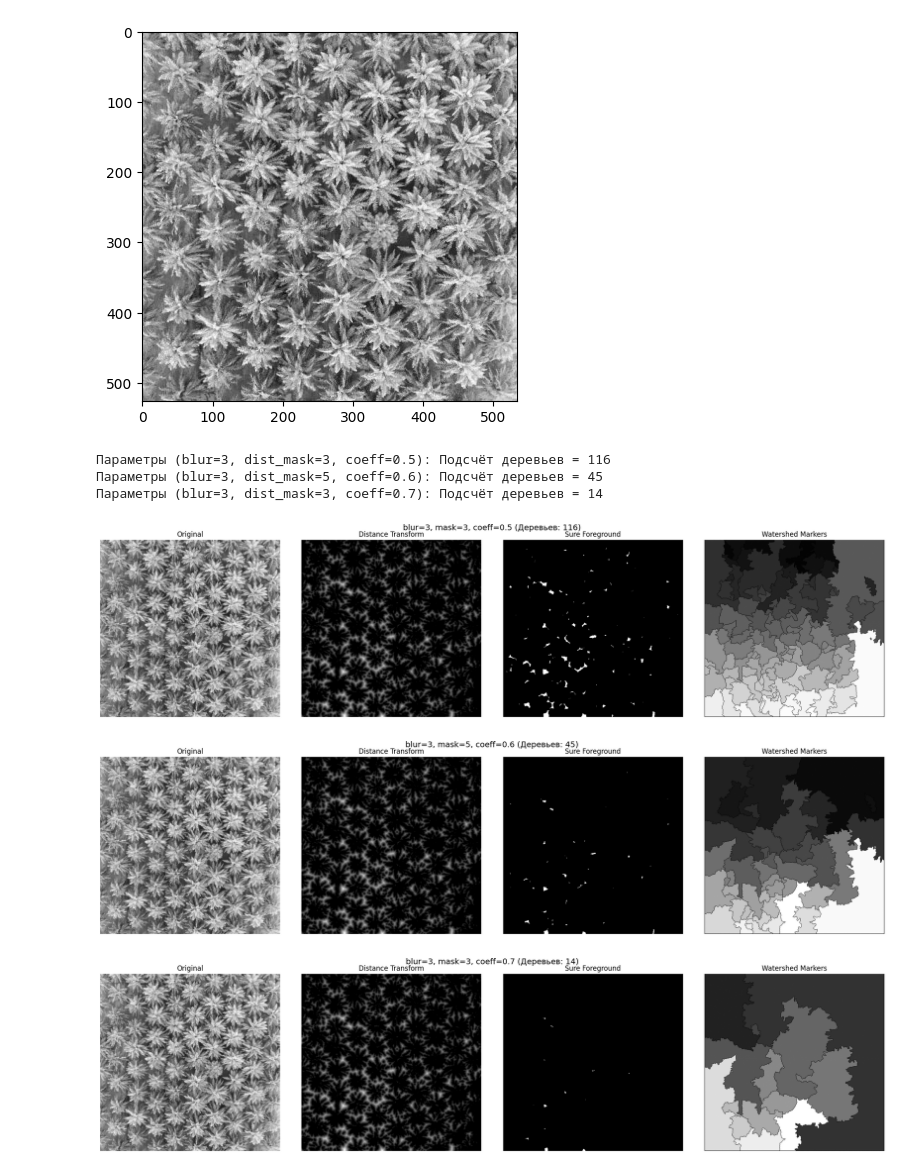
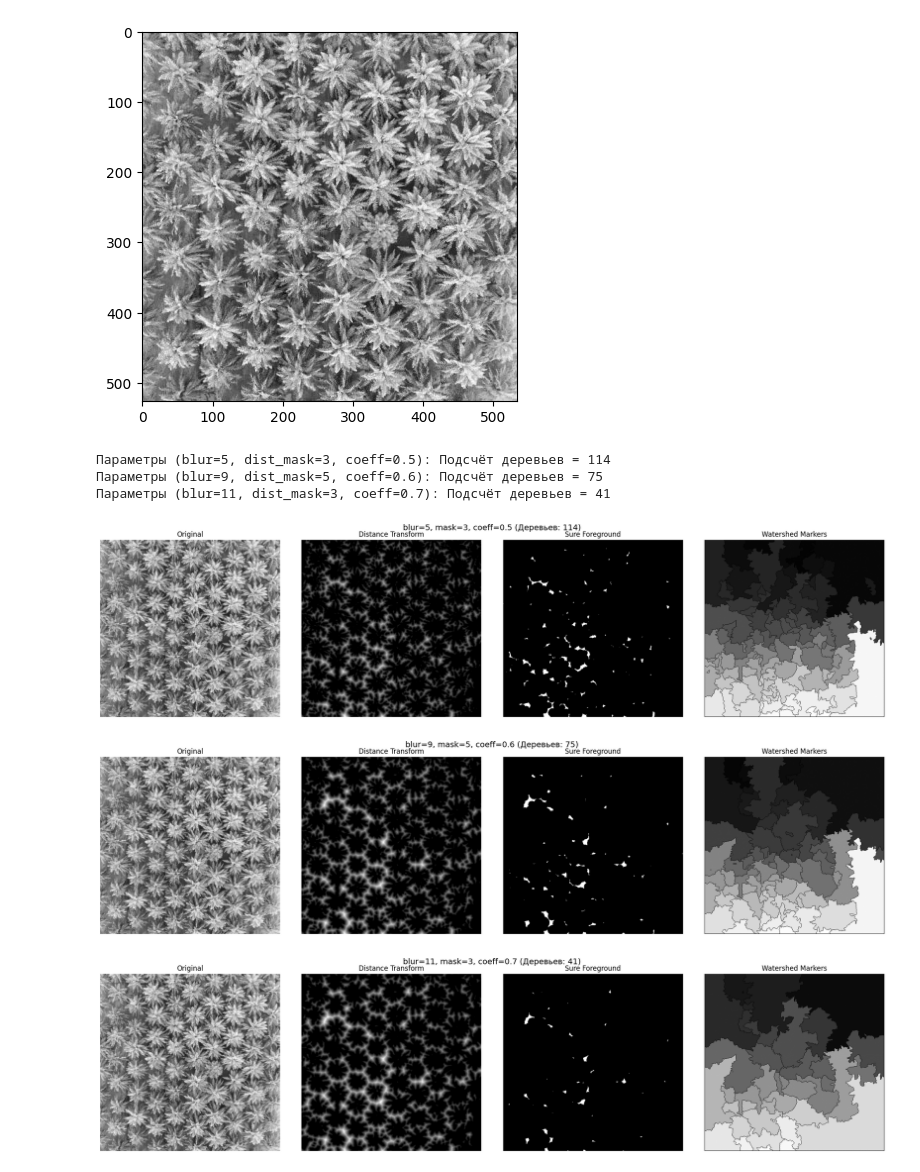
Before and after one commit to RealProstatus/image-processing, a Jupyter notebook: Practice_4/DE_IP_2024_Task_4.ipynb, the cells around one changed output. Drawn from its saved outputs; the diff is of its cells as text; code cells hidden in the pictures.

```diff
--- a/Practice_4/DE_IP_2024_Task_4.ipynb
+++ b/Practice_4/DE_IP_2024_Task_4.ipynb
@@ -210,9 +210,9 @@ def apply_watershed(image, image_gray, blur_ksize, dist_mask, thresh_coeff):
 
 # Список конфигураций параметров
 param_configs = [
-    {'blur_ksize': 3, 'dist_mask': 3, 'thresh_coeff': 0.5},
-    {'blur_ksize': 3, 'dist_mask': 5, 'thresh_coeff': 0.6},
-    {'blur_ksize': 3, 'dist_mask': 3, 'thresh_coeff': 0.7}
+    {'blur_ksize': 5, 'dist_mask': 3, 'thresh_coeff': 0.5},
+    {'blur_ksize': 9, 'dist_mask': 5, 'thresh_coeff': 0.6},
+    {'blur_ksize': 11, 'dist_mask': 3, 'thresh_coeff': 0.7}
 ]
 
 # Словарь для результатов
@@ -224,36 +224,36 @@ for config in param_configs:
     results[name] = {'dist_norm': dist_norm, 'sure_fg': sure_fg, 'markers': markers, 'count': count}
 
 # Визуализация
 for name, res in results.items():
     fig, axes = plt.subplots(1, 4, figsize=(20, 5))
     fig.suptitle(f"{name} (Деревьев: {res['count']})", fontsize=14)
 
     # Original
     axes[0].imshow(image_gray, cmap='gray')
     axes[0].set_title('Original')
     axes[0].axis('off')
 
     # Distance Transform (norm)
     axes[1].imshow(res['dist_norm'], cmap='gray')
     axes[1].set_title('Distance Transform')
     axes[1].axis('off')
 
     # Sure Foreground
     axes[2].imshow(res['sure_fg'], cmap='gray')
     axes[2].set_title('Sure Foreground')
     axes[2].axis('off')
 
     # Final Markers
     axes[3].imshow(res['markers'], cmap='gray')
     axes[3].set_title('Watershed Markers')
     axes[3].axis('off')
 
     plt.tight_layout()
     plt.show()
 # %% [output]
-Параметры (blur=3, dist_mask=3, coeff=0.5): Подсчёт деревьев = 116
-Параметры (blur=3, dist_mask=5, coeff=0.6): Подсчёт деревьев = 45
-Параметры (blur=3, dist_mask=3, coeff=0.7): Подсчёт деревьев = 14
+Параметры (blur=5, dist_mask=3, coeff=0.5): Подсчёт деревьев = 114
+Параметры (blur=9, dist_mask=5, coeff=0.6): Подсчёт деревьев = 75
+Параметры (blur=11, dist_mask=3, coeff=0.7): Подсчёт деревьев = 41
-[figure, old version]
+[figure, new version]
-[figure, old version]
+[figure, new version]
-[figure, old version]
+[figure, new version]
```
